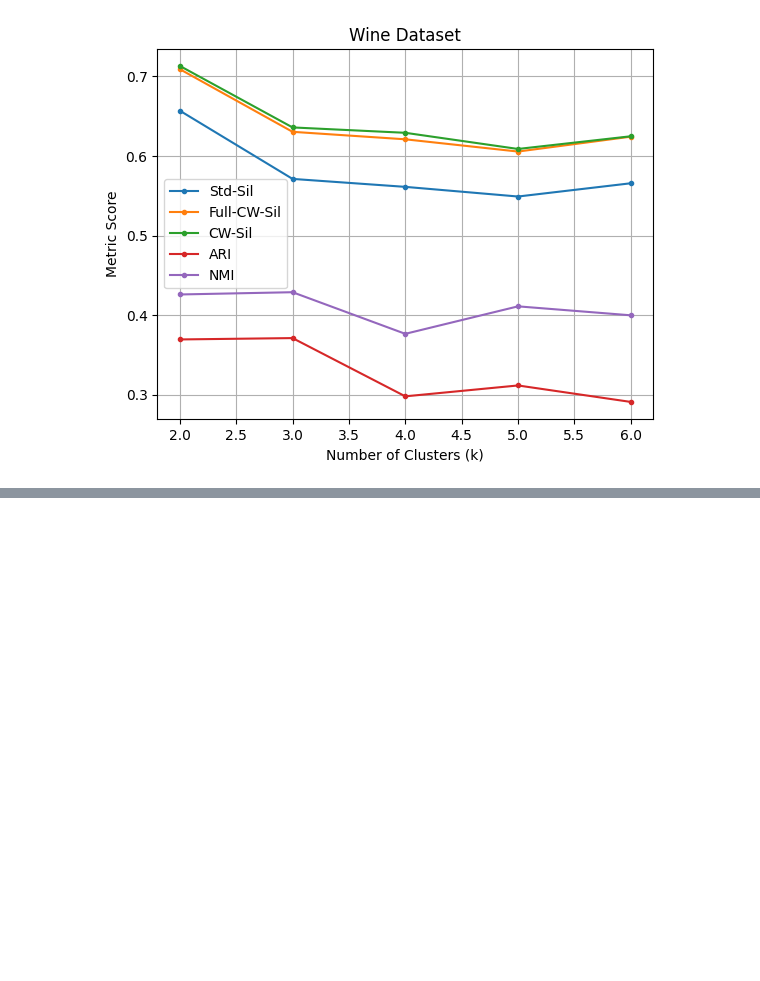
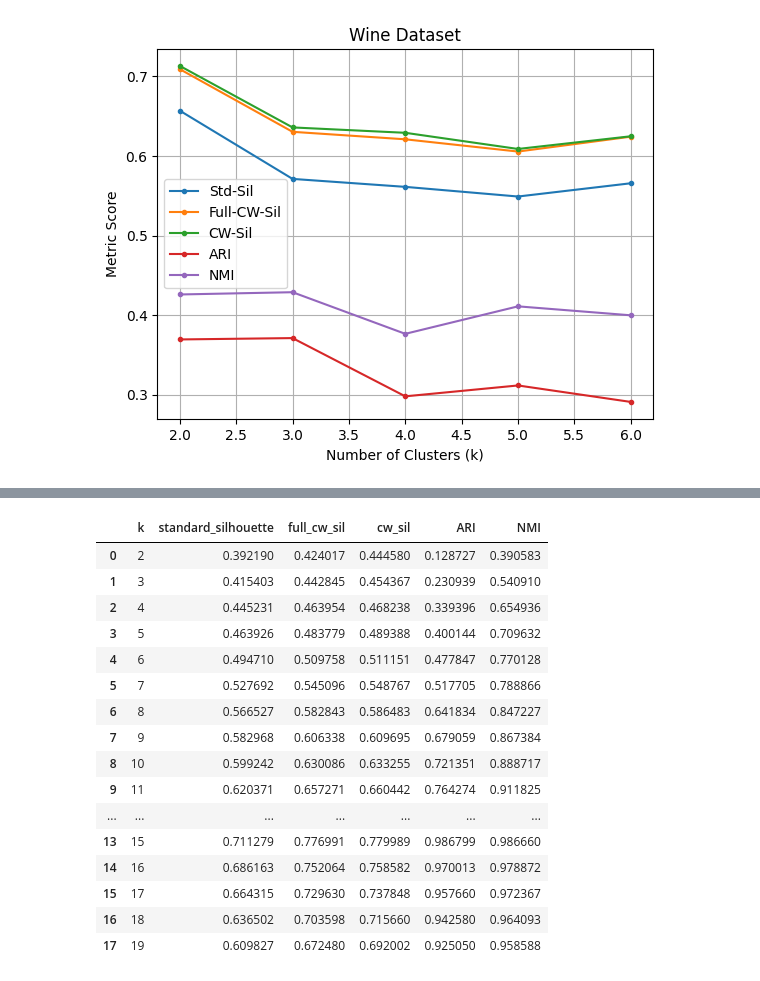
Before and after one commit to anon-code2026/Centroid-Weighted-Silhouette-Code, a Jupyter notebook: 5_4_benchmar_datasets.ipynb, the cells around one changed output, grey strips where cells are left out. Saved outputs shown, nothing was run; the diff lists cells and outputs as text; code cells hidden in the pictures; blank space fills up the shorter version.

```diff
--- a/5_4_benchmar_datasets.ipynb
+++ b/5_4_benchmar_datasets.ipynb
@@ -403,0 +406,4 @@ plt.show()
+# %%
+X = np.loadtxt("datasets\sipu_s1\s1.data")
+X = pd.DataFrame(X)
+X
@@ -403,0 +424,4 @@ plt.show()
+# %%
+y = np.loadtxt("datasets\sipu_s1\s1.labels0")
+y = pd.Series(y)
+y
@@ -403,0 +464,21 @@ plt.show()
+# %%
+df_results_s1 = pd.DataFrame(results_s1)
+display(df_results_s1)
+# %% [output]
+|  | k | standard_silhouette | full_cw_sil | cw_sil | ARI | NMI |
+| 0 | 2 | 0.392190 | 0.424017 | 0.444580 | 0.128727 | 0.390583 |
+| 1 | 3 | 0.415403 | 0.442845 | 0.454367 | 0.230939 | 0.540910 |
+| 2 | 4 | 0.445231 | 0.463954 | 0.468238 | 0.339396 | 0.654936 |
+| 3 | 5 | 0.463926 | 0.483779 | 0.489388 | 0.400144 | 0.709632 |
+| 4 | 6 | 0.494710 | 0.509758 | 0.511151 | 0.477847 | 0.770128 |
+| 5 | 7 | 0.527692 | 0.545096 | 0.548767 | 0.517705 | 0.788866 |
+| 6 | 8 | 0.566527 | 0.582843 | 0.586483 | 0.641834 | 0.847227 |
+| 7 | 9 | 0.582968 | 0.606338 | 0.609695 | 0.679059 | 0.867384 |
+| 8 | 10 | 0.599242 | 0.630086 | 0.633255 | 0.721351 | 0.888717 |
+| 9 | 11 | 0.620371 | 0.657271 | 0.660442 | 0.764274 | 0.911825 |
+| ... | ... | ... | ... | ... | ... | ... |
+| 13 | 15 | 0.711279 | 0.776991 | 0.779989 | 0.986799 | 0.986660 |
+| 14 | 16 | 0.686163 | 0.752064 | 0.758582 | 0.970013 | 0.978872 |
+| 15 | 17 | 0.664315 | 0.729630 | 0.737848 | 0.957660 | 0.972367 |
+| 16 | 18 | 0.636502 | 0.703598 | 0.715660 | 0.942580 | 0.964093 |
+| 17 | 19 | 0.609827 | 0.672480 | 0.692002 | 0.925050 | 0.958588 |
```
Also changed, not shown: parts of 21 cells of this notebook, 7 other files.
